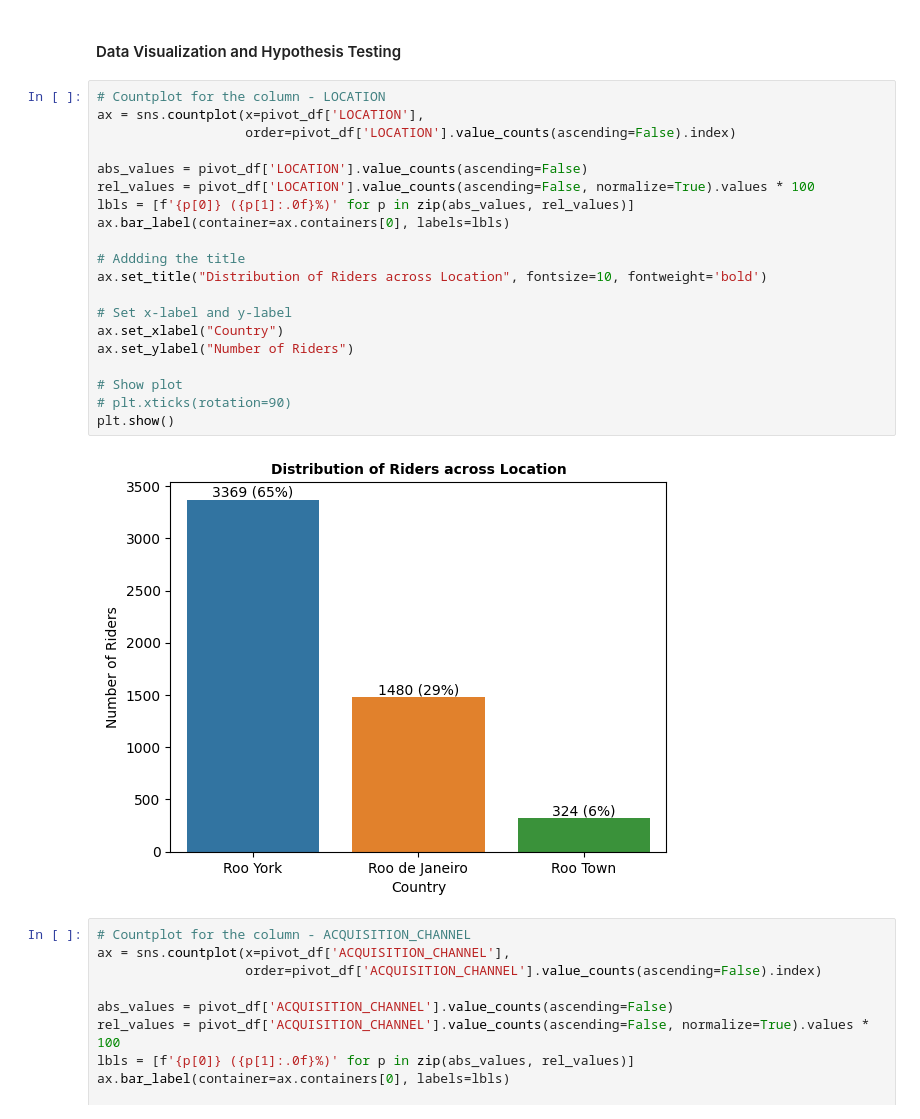
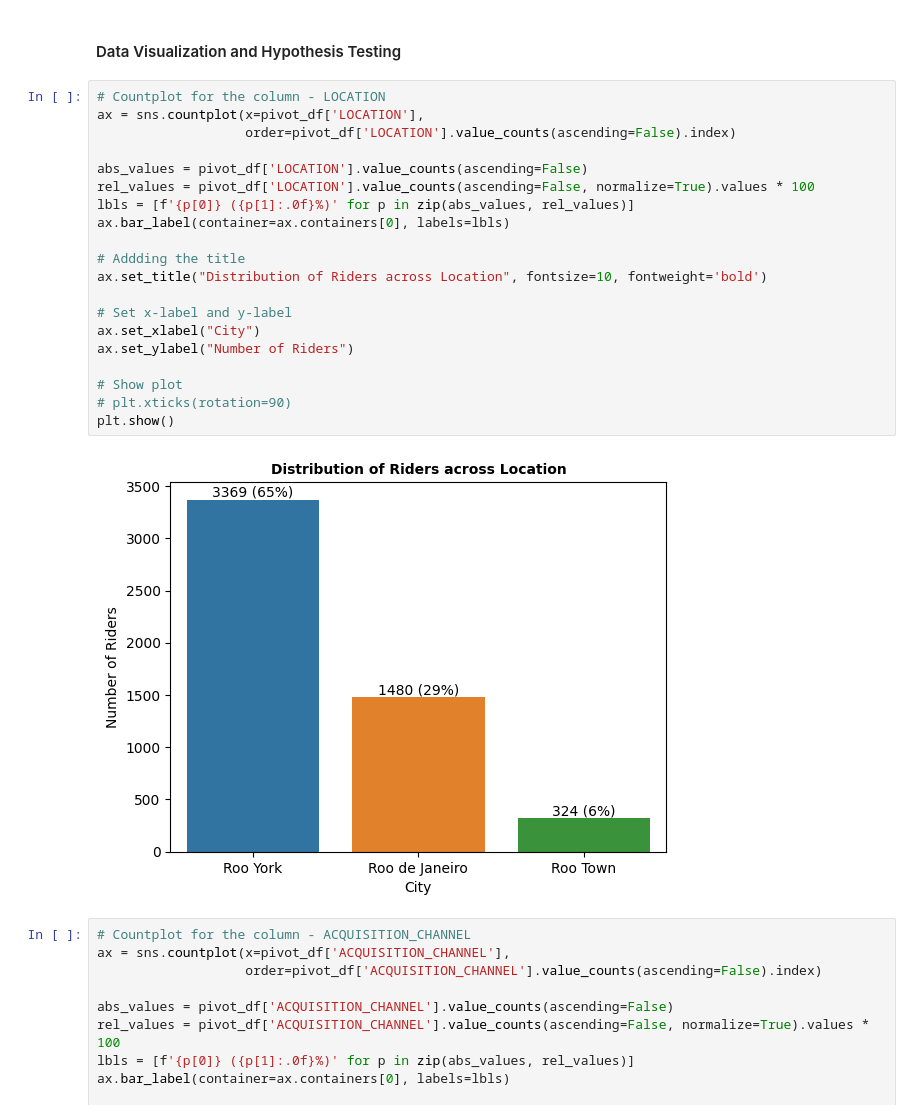
Before and after one commit to pradeepvaranasi/RiderGetRider_CaseStudy, a Jupyter notebook: Food_Delivery_App_RGR.ipynb, the cells around one changed output. Drawn from its saved outputs; the diff is of its cells as text.

```diff
--- a/Food_Delivery_App_RGR.ipynb
+++ b/Food_Delivery_App_RGR.ipynb
@@ -363,25 +363,25 @@ pivot_df.shape
 # %%
 # Countplot for the column - LOCATION
 ax = sns.countplot(x=pivot_df['LOCATION'],
                    order=pivot_df['LOCATION'].value_counts(ascending=False).index)
 
 abs_values = pivot_df['LOCATION'].value_counts(ascending=False)
 rel_values = pivot_df['LOCATION'].value_counts(ascending=False, normalize=True).values * 100
 lbls = [f'{p[0]} ({p[1]:.0f}%)' for p in zip(abs_values, rel_values)]
 ax.bar_label(container=ax.containers[0], labels=lbls)
 
 # Addding the title
 ax.set_title("Distribution of Riders across Location", fontsize=10, fontweight='bold')
 
 # Set x-label and y-label
-ax.set_xlabel("Country")
+ax.set_xlabel("City")
 ax.set_ylabel("Number of Riders")
 
 # Show plot
 # plt.xticks(rotation=90)
 plt.show()
 # %% [output]
-[figure, old version]
+[figure, new version]
 # %%
 # Countplot for the column - ACQUISITION_CHANNEL
 ax = sns.countplot(x=pivot_df['ACQUISITION_CHANNEL'],
```
Also changed, not shown: parts of 4 cells of this notebook.
